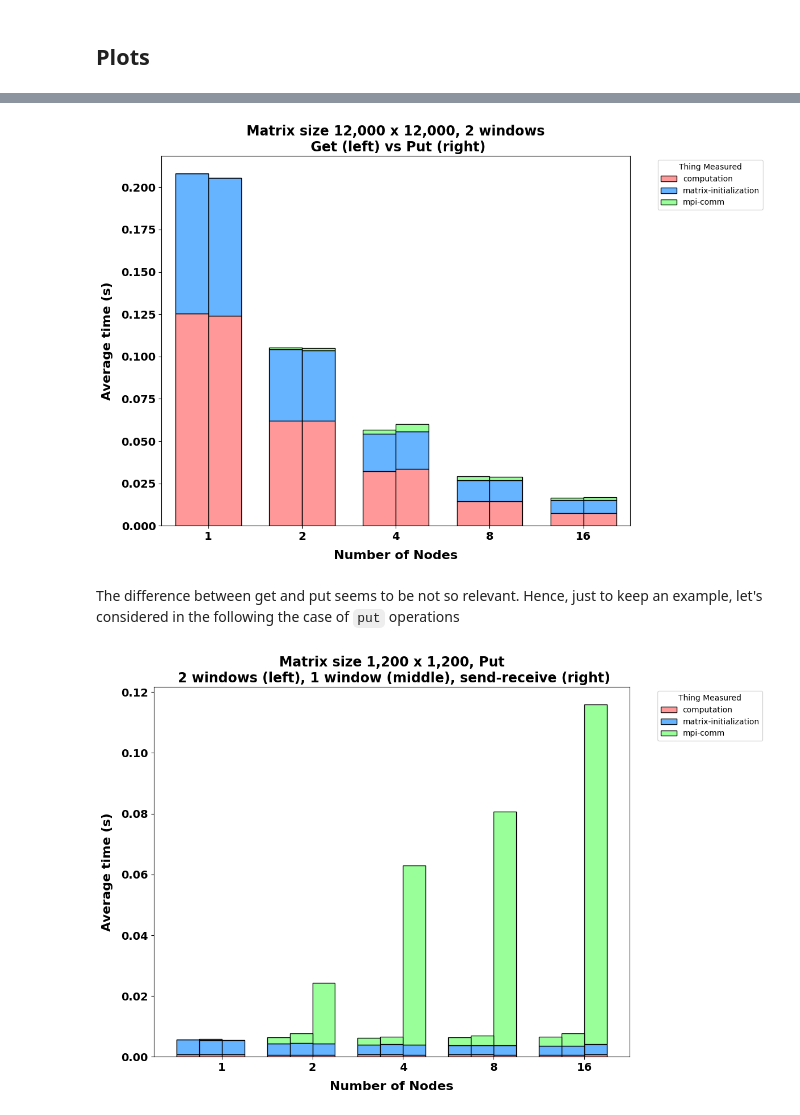
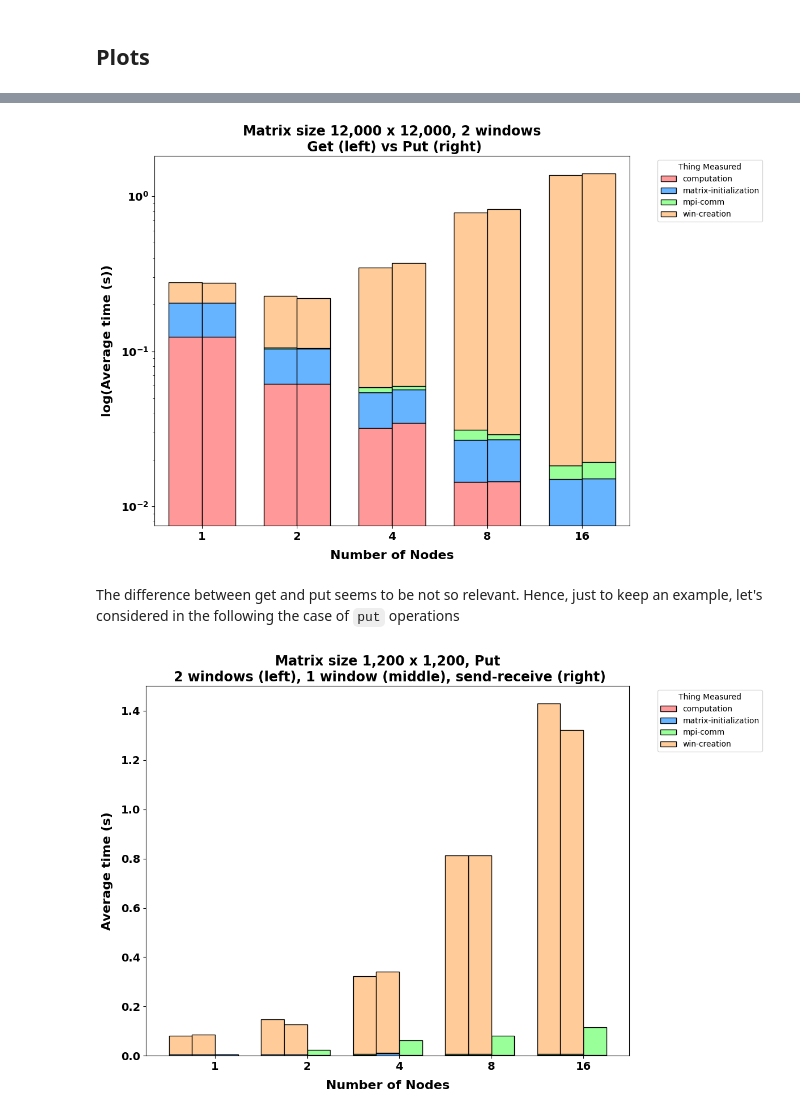
Before and after one commit to IsacPasianotto/Parallel-Programming-HPC, a Jupyter notebook: jacobi-one-side/plots/plots.ipynb, the cells around one changed output, grey strips where cells are left out. Cells and saved outputs as stored; diff of their text form; code cells hidden in the pictures.

```diff
--- a/jacobi-one-side/plots/plots.ipynb
+++ b/jacobi-one-side/plots/plots.ipynb
@@ -10,7 +10,7 @@ data = pd.read_csv('all_data_grouped.csv')
 # %% [markdown]
 ## Plots
 # %%
-COLUMN_COLORS = ['#ff9999','#66b3ff','#99ff99']
+COLUMN_COLORS = ['#ff9999','#66b3ff','#99ff99', '#ffcc99']
 COL_WIDTH_2 = 0.35
 XLIMIT = (-0.5, 4.5)
 PUT_POSITION = 0
@@ -99,13 +99,13 @@ p3.show()
 # %%
 # same as above but for 12k
 data_2win_12k = data[data['windows'] == 2]
 data_2win_12k = data_2win_12k[data_2win_12k['operation'] != 'none']
 data_2win_12k = data_2win_12k[data_2win_12k['size'] == 12000]
 
-p4 = make_get_vs_put_plot(data_2win_12k, title='Matrix size 12,000 x 12,000, 2 windows\n Get (left) vs Put (right)', ylog=False)
+p4 = make_get_vs_put_plot(data_2win_12k, title='Matrix size 12,000 x 12,000, 2 windows\n Get (left) vs Put (right)', ylog=True)
 p4.show()
 # %% [output]
-[figure, old version]
+[figure, new version]
 # %% [markdown]
  The difference between get and put seems to be not so relevant.
  Hence, just to keep an example, let's considered in the following the case of `put` operations
@@ -163,7 +163,7 @@ df_0_win = df_0_win[df_0_win['size'] == 1200]
 p5 = compare_windows(df_0_win, df_1_win, df_2_win, title='Matrix size 1,200 x 1,200, Put\n 2 windows (left), 1 window (middle), send-receive (right)', ylog=False)
 p5.show()
 # %% [output]
-[figure, old version]
+[figure, new version]
 # %%
 p5_bis = compare_windows(df_0_win, df_1_win, df_2_win, title='Matrix size 1,200 x 1,200, Put\n 2 windows (left), 1 window (middle), send-receive (right)', ylog=True)
 p5_bis.show()
```
Also changed, not shown: parts of 7 cells of this notebook, 16 other files.
